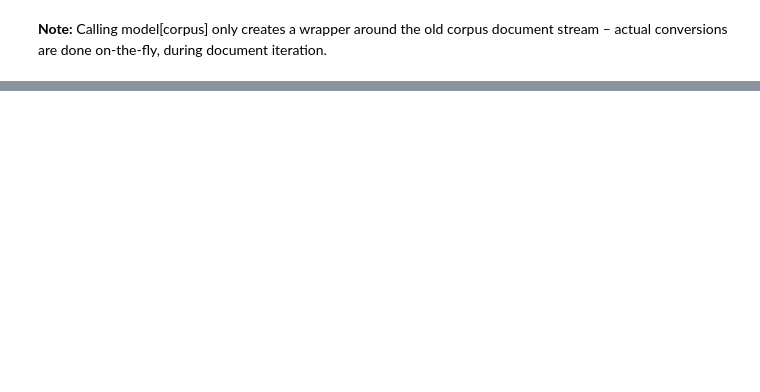
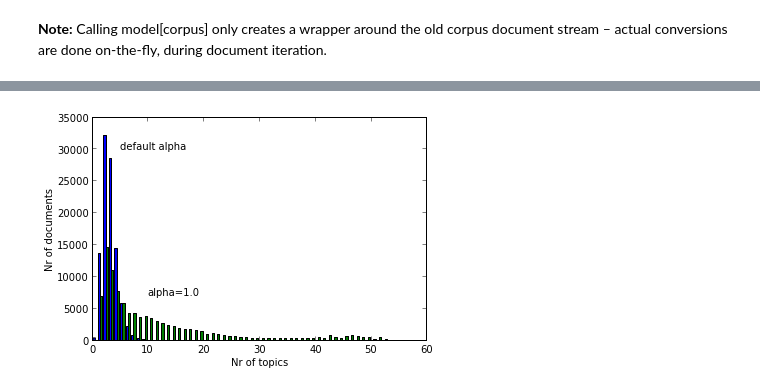
Before and after one commit to ljsou/QueryAnalyzer, a Jupyter notebook: QueryAnalyzer.ipynb, the cells around one changed output, grey strips where cells are left out. Cells and saved outputs as stored; diff of their text form; code cells hidden in the pictures; blank space fills up the shorter version.

```diff
--- a/QueryAnalyzer.ipynb
+++ b/QueryAnalyzer.ipynb
@@ -95,0 +144,14 @@ lsi = models.LsiModel.load(path + 'model.lsi')
+# %%
+#lda_2 = models.ldamodel.LdaModel(corpus, num_topics=100, id2word=dictionary, alpha=1.)
+#lda_2.save(model_path + 'model_2".lda') # same for tfidf, lsi, ...
+lda_2_charged = models.LdaModel.load(model_path + 'model_2.lda')
+lda_goals_2 = [lda_2[c] for c in corpus]
+plt.clf()
+plt.hist([[len(t) for t in lda_goals], [len(t) for t in lda_goals_2]], np.arange(60))
+plt.ylabel('Nr of documents')
+plt.xlabel('Nr of topics')
+plt.text(5, 30000, r'default alpha')
+plt.text(10, 7000, 'alpha=1.0')
+plt.show()
+# %% [output]
+[figure, added]
```
Also changed, not shown: parts of 20 cells of this notebook, 7 other files.
